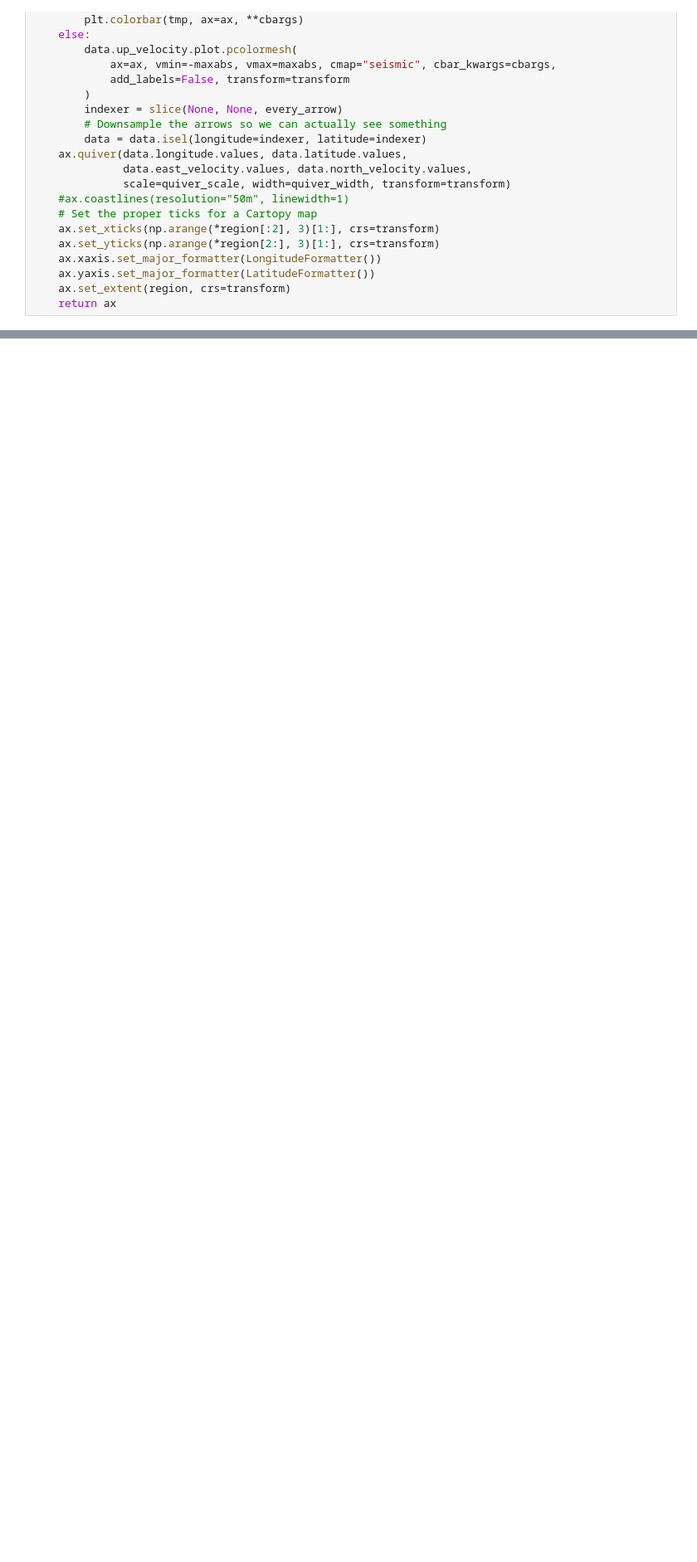
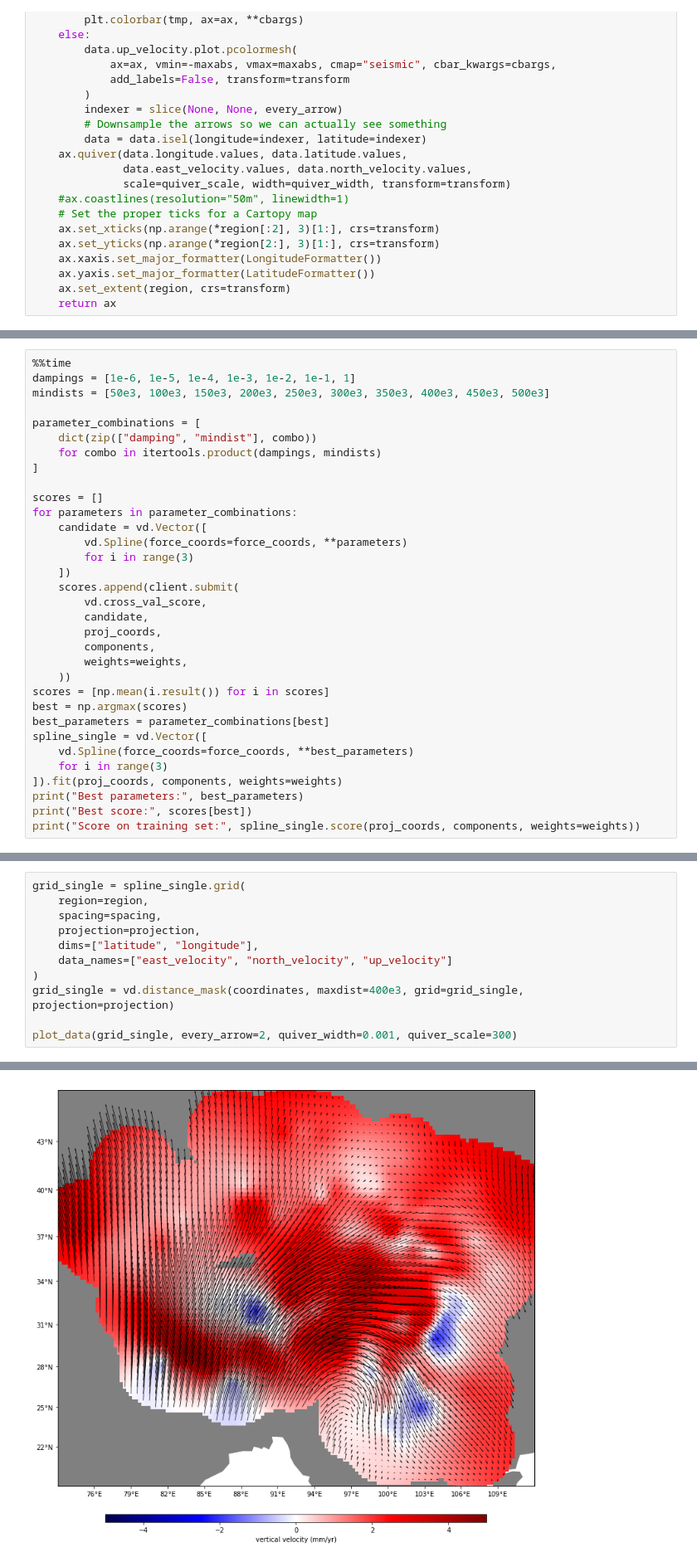
Before and after one commit to leouieda/agu2018, a Jupyter notebook: code/notebooks/tibet.ipynb, the cells around one changed output, grey strips where cells are left out. Shown at 83% size. Saved outputs shown, nothing was run; the diff lists cells and outputs as text; blank space fills up the shorter version.

Commit message:
Not much luck on the tibet data using either spline

```diff
--- a/code/notebooks/tibet.ipynb
+++ b/code/notebooks/tibet.ipynb
@@ -174,0 +152,33 @@ plot_data(grid, every_arrow=2, quiver_width=0.001, quiver_scale=300)
+# %%
+%%time
+dampings = [1e-6, 1e-5, 1e-4, 1e-3, 1e-2, 1e-1, 1]
+mindists = [50e3, 100e3, 150e3, 200e3, 250e3, 300e3, 350e3, 400e3, 450e3, 500e3]
+
+parameter_combinations = [
+    dict(zip(["damping", "mindist"], combo))
+    for combo in itertools.product(dampings, mindists)
+]
+
+scores = []
+for parameters in parameter_combinations:
+    candidate = vd.Vector([
+        vd.Spline(force_coords=force_coords, **parameters)
+        for i in range(3)
+    ])
+    scores.append(client.submit(
+        vd.cross_val_score,
+        candidate,
+        proj_coords,
+        components,
+        weights=weights,
+    ))
+scores = [np.mean(i.result()) for i in scores]
+best = np.argmax(scores)
+best_parameters = parameter_combinations[best]
+spline_single = vd.Vector([
+    vd.Spline(force_coords=force_coords, **best_parameters)
+    for i in range(3)
+]).fit(proj_coords, components, weights=weights)
+print("Best parameters:", best_parameters)
+print("Best score:", scores[best])
+print("Score on training set:", spline_single.score(proj_coords, components, weights=weights))
@@ -174,0 +191,12 @@ plot_data(grid, every_arrow=2, quiver_width=0.001, quiver_scale=300)
+# %%
+grid_single = spline_single.grid(
+    region=region,
+    spacing=spacing,
+    projection=projection,
+    dims=["latitude", "longitude"],
+    data_names=["east_velocity", "north_velocity", "up_velocity"]
+)
+grid_single = vd.distance_mask(coordinates, maxdist=400e3, grid=grid_single, projection=projection)
+
+plot_data(grid_single, every_arrow=2, quiver_width=0.001, quiver_scale=300)
+# %% [output]
@@ -174,0 +204 @@ plot_data(grid, every_arrow=2, quiver_width=0.001, quiver_scale=300)
+[figure, added]
```
Also changed, not shown: parts of 10 cells of this notebook.
